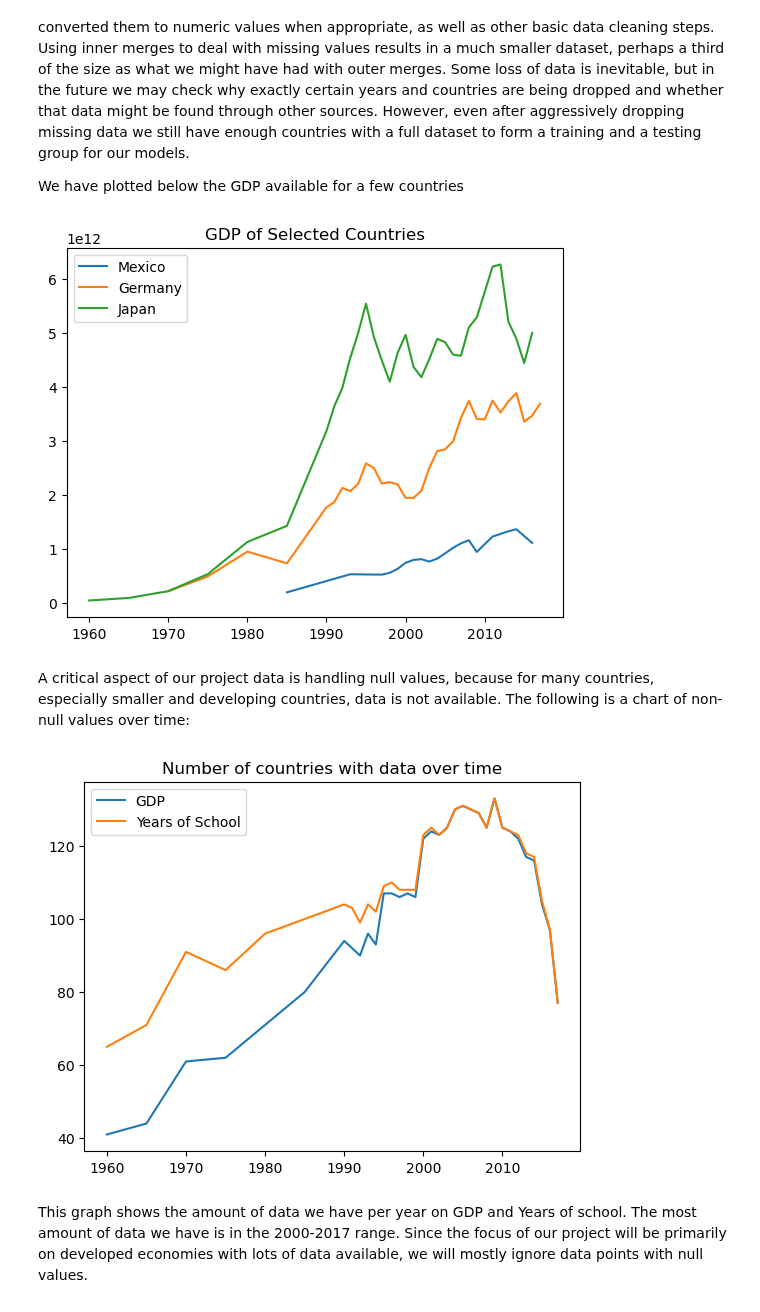
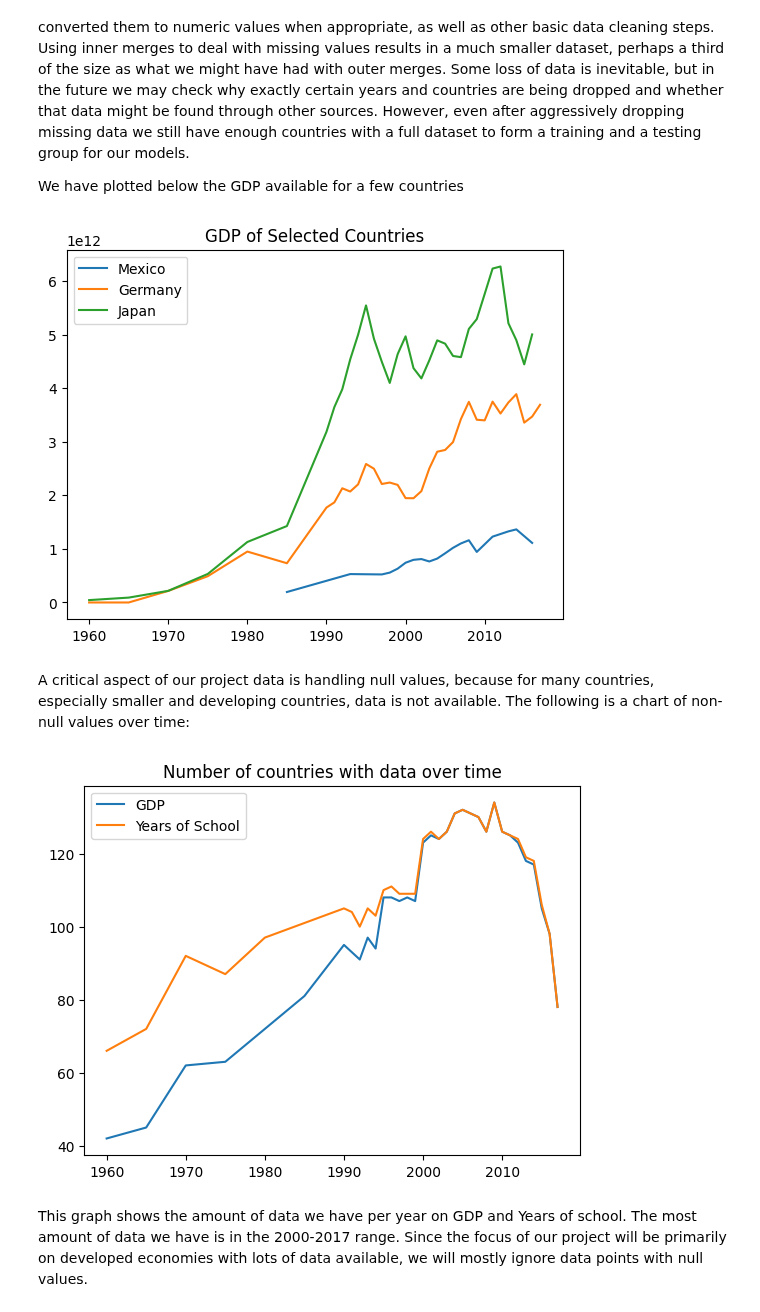
Before and after one commit to addmelo/ACME, a Jupyter notebook: Merging_data.ipynb, the cells around one changed output. Saved outputs shown, nothing was run; the diff lists cells and outputs as text; code cells hidden in the pictures.

```diff
--- a/Merging_data.ipynb
+++ b/Merging_data.ipynb
@@ -4,12 +4,21 @@ import pandas as pd
 from matplotlib import pyplot as plt
 # %%
 # Read and merge datasets
-population_data = pd.read_csv('Cleaned Datasets/cleaned_population_data.csv')
+population_data = pd.read_csv('Cleaned Datasets/cleaned_population_data.csv', index_col="Unnamed: 0")
+population_data = population_data.convert_dtypes()
+# Population data uses 'UNITED STATES'
 education_2017 = pd.read_csv('Cleaned Datasets/CleanedEducationData1870_2017.csv')
+education_2017 = education_2017.convert_dtypes()
+# education_2017 uses 'UNITED STATES'
 world_gdp = pd.read_csv('Cleaned Datasets/World_GDP_cleaned.csv')
+world_gdp = world_gdp.convert_dtypes()
+# world_gdp uses 'UNITED STATES'
 education_wgdp = pd.merge(education_2017, world_gdp, on=['Code', 'Year'],how='inner', indicator=True)
 education_wgdp = education_wgdp.rename(columns={"Country_x": "Country"})
-data_fertility_rate = pd.read_csv('Cleaned Datasets/cleaned_fertility_data.csv')
+data_fertility_rate = pd.read_csv('Cleaned Datasets/cleaned_fertility_data.csv', index_col="Unnamed: 0")
+data_fertility_rate = data_fertility_rate.convert_dtypes()
+data_fertility_rate = data_fertility_rate.replace("UNITED STATES OF AMERICA", "UNITED STATES")
+# data_fertility_rate uses 'UNITED STATES'
 # %%
 data_with_population = pd.merge(education_wgdp, population_data, on=['Country', 'Year'] , how='inner')
 df = pd.merge(data_with_population, data_fertility_rate, on=['Country', 'Year'] , how='inner')
@@ -42,17 +49,17 @@ Using inner merges to deal with missing values results in a much smaller dataset
 
 We have plotted below the GDP available for a few countries
 # %%
-mexicoData = df[df['Country'] == "MEXICO"]
-germanyData = df[df['Country'] == "GERMANY"]
-japanData = df[df['Country'] == "JAPAN"]
+mexicoData = df[df['Country'] == "MEXICO"].fillna(0)
+germanyData = df[df['Country'] == "GERMANY"].fillna(0)
+japanData = df[df['Country'] == "JAPAN"].fillna(0)
 plt.plot(mexicoData['Year'], mexicoData['GDP'], label="Mexico")
 plt.plot(germanyData['Year'], germanyData['GDP'], label="Germany")
 plt.plot(japanData['Year'], japanData['GDP'], label="Japan")
 plt.title("GDP of Selected Countries")
 plt.legend()
 plt.show()
 # %% [output]
-[figure, old version]
+[figure, new version]
 # %% [markdown]
 A critical aspect of our project data is handling null values, because for many countries, especially smaller and developing countries, data is not available. The following is a chart of non-null values over time:
 # %%
@@ -61,7 +68,7 @@ plt.legend()
 plt.title("Number of countries with data over time")
 plt.show()
 # %% [output]
-[figure, old version]
+[figure, new version]
 # %% [markdown]
 This graph shows the amount of data we have per year on GDP and Years of school. The most amount of data we have is in the 2000-2017 range. Since the focus of our project will be primarily on developed economies with lots of data available, we will mostly ignore data points with null values.
 # %% [markdown]
```
Also changed, not shown: parts of 1 cell of this notebook, 1 other file.
